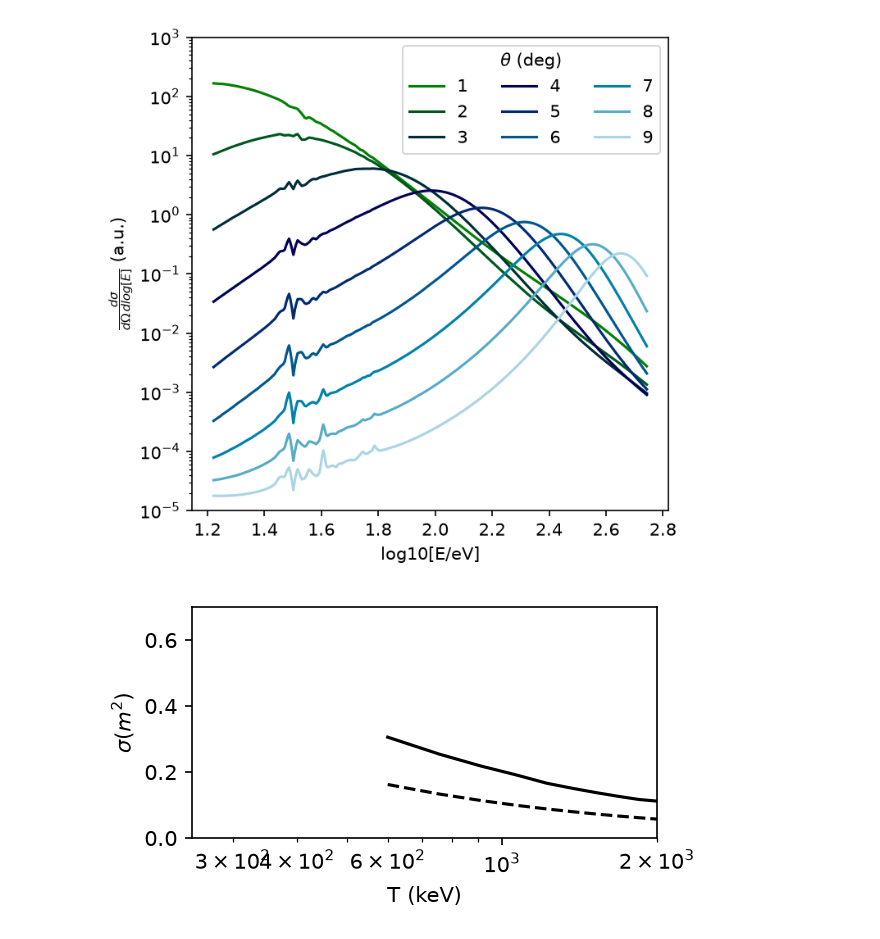
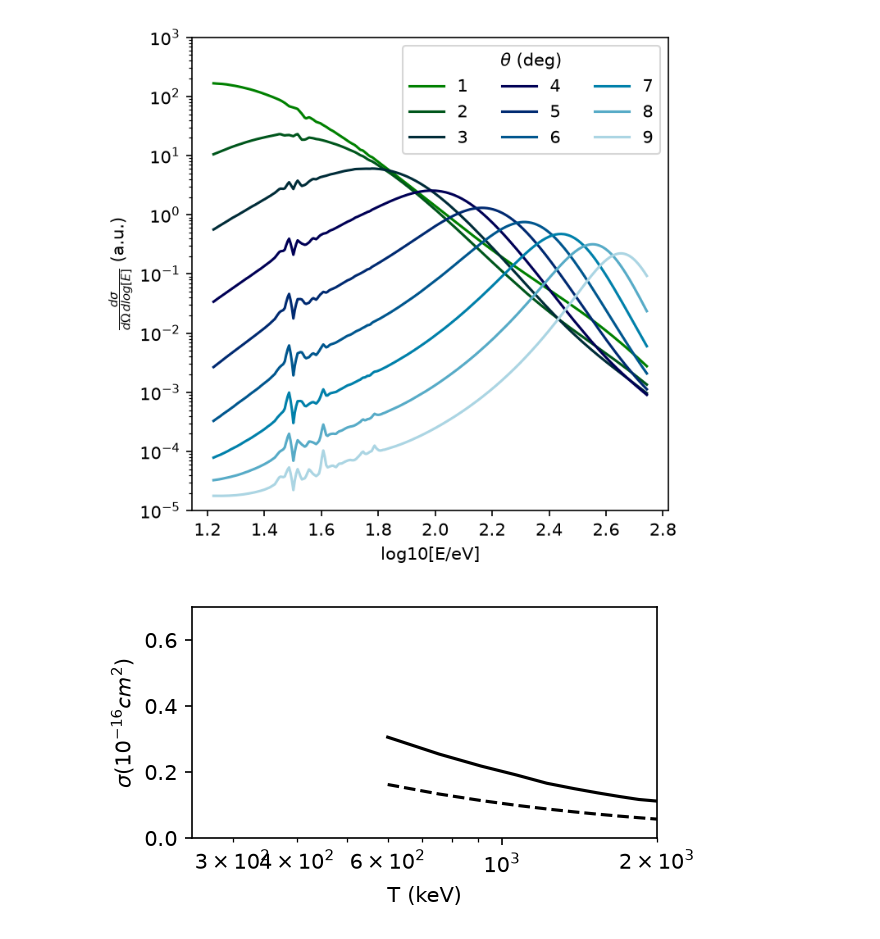
Before and after one commit to benjpjones/Project8ElectronScattering, a Jupyter notebook: H2Example.ipynb, the cells around one changed output. Drawn from its saved outputs; the diff is of its cells as text; code cells hidden in the pictures.

```diff
--- a/H2Example.ipynb
+++ b/H2Example.ipynb
@@ -188,32 +190,32 @@ df_dEovR_ln_out_ex=NearestNDInterpolator(Points_ex,datex.GOSD/constants.Hartree*
 
 
 def ComboInterp_ex(x,y):
     result = df_dEovR_ln_in_ex(x,y)
     mask = np.isnan(result)
     result[mask] = df_dEovR_ln_out_ex(x,y)[mask]
     return result
 
 
 Ts=np.linspace(600,2000,10)
 sigs=[]
 for T in Ts:
     sigs.append(sig(T,ComboInterp_ex))
 
 sigsNoEx=[]
 for T in Ts:
     sigsNoEx.append(sig(T,ComboInterp_simple))
 
 plt.figure(figsize=(4,2),dpi=150)
 plt.plot(Ts,np.array(sigs)*1e20,'-',color='black')
 plt.plot(Ts,np.array(sigsNoEx)*1e20,'--',color='black')
 #plt.ylim(3e-23,3e-21)
 plt.xlim(0,20)
 plt.xlim(250,2000)
 plt.ylim(0,0.7)
 #plt.ylim(1e-23,1e-20)
 plt.semilogx()
 plt.xlabel("T (keV)")
-plt.ylabel(r"$\sigma (m^2)$")
+plt.ylabel(r"$\sigma (10^{-16} cm^2)$")
 plt.savefig("Plots/Ionization_CrossSection_H2_Saenz.png",dpi=150,bbox_inches='tight')
 # %% [output]
-[figure, old version]
+[figure, new version]
```
Also changed, not shown: parts of 2 cells of this notebook, 13 other files.
